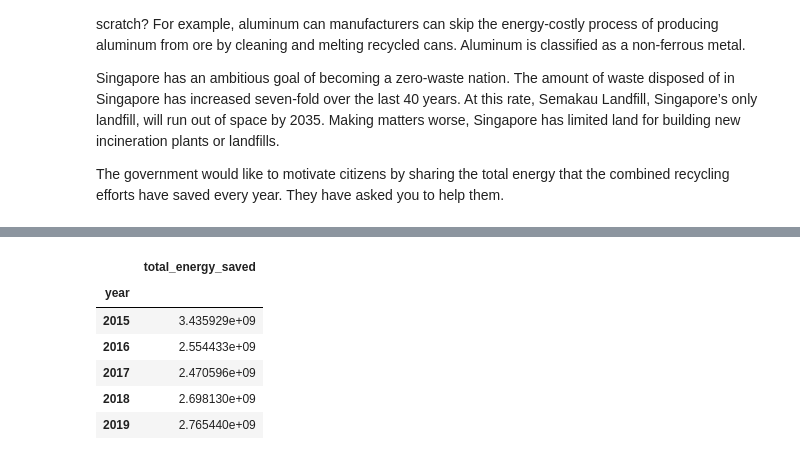
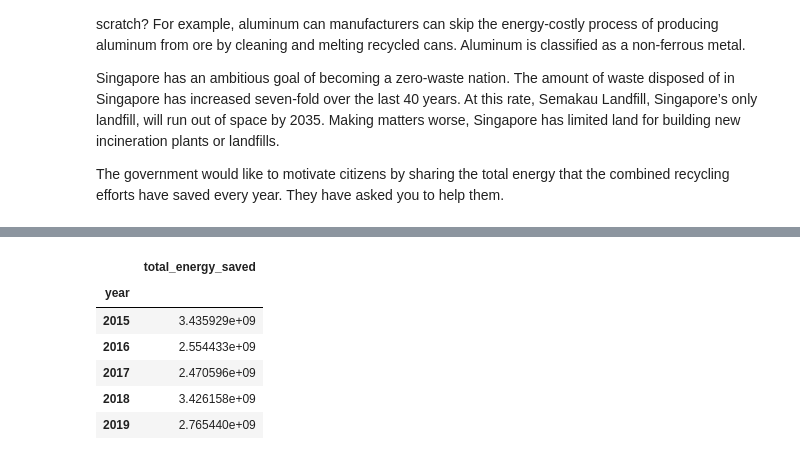
Before and after one commit to andrescerv/Energy-Savings-in-Singapore-2015-2019, a Jupyter notebook: notebook2.ipynb, the cells around one changed output, grey strips where cells are left out. Drawn from its saved outputs; the diff is of its cells as text; code cells hidden in the pictures.

```diff
--- a/notebook2.ipynb
+++ b/notebook2.ipynb
@@ -172,0 +176,12 @@ df
+# %%
+# we take only those materials in which we're interested at
+materials_interest = ['ferrous_metal','glass','non_ferrous_metal','non_ferrous_metals','plastic','plastics']
+df = df[df['waste'].isin(materials_interest)]
+
+# we do a further standardization
+# df['waste_type'] = df['waste_type'].map({"non_ferrous_metals":"non_ferrous_metal","plastics":"plastic"})
+df.loc[df['waste'] == 'non_ferrous_metals', 'waste'] = 'non_ferrous_metal'
+df.loc[df['waste'] == 'plastics', 'waste'] = 'plastic'
+
+df.sort_values(['year','waste'], ignore_index=True, inplace=True)
+df
@@ -173,26 +208,27 @@ df
 # %%
-# reading data
+# reading file
 df3 = pd.read_csv('datasets/energy_saved.csv', header=3, index_col=0)
 
-# # transposing dataframe to get a "catalog"
+# transposing dataframe to create a sort of "catalog" and do a future join
 df3 = df3.transpose()
 
-# # dropping irrelevant column
-df3.drop(columns='crude_oil saved', inplace=True)
-
-# # splitting column to get only integers
+# splitting column to get only integers
 df3 = df3['energy_saved'].str.split(expand=True)
 
-# # dropping remaining column that only contains ("kWh")
+# dropping remaining column that only contains "Kwh"
 df3.drop(columns=1, inplace=True)
 
 df3.reset_index(inplace=True)
 
-# # renaming columns
-df3.rename(columns={"index":"waste_type",0:"energy_saved_in_kWh"}, inplace=True)
+# renaming columns
+df3.rename(columns={"index":"waste",0:"kWh_saved_per_recycled_tonne"}, inplace=True)
 
 # # changing column type to numeric for further calculations
-df3["energy_saved_in_kWh"] = pd.to_numeric(df3["energy_saved_in_kWh"])
+df3["kWh_saved_per_recycled_tonne"] = pd.to_numeric(df3["kWh_saved_per_recycled_tonne"])
+
+# # standardization of strings (lower-case and replace whitespace for hyphen)
+df3['waste'] = df3['waste'].str.lower()
+df3['waste'].replace(to_replace=[' ','-'], value='_', inplace=True, regex=True)
 
 df3
 # %% [output]
@@ -229,0 +295,6 @@ df_final
+# %%
+energy_savings = df.merge(df3)
+
+energy_savings['total_energy_saved'] = energy_savings['recycled_tonnes'] * energy_savings['kWh_saved_per_recycled_tonne']
+
+energy_savings
@@ -230,14 +319,12 @@ df_final
 # %%
-df_final['total_energy_saved'] = df_final['total_waste_recycled_tonne'] * df_final['energy_saved_in_kWh']
+annual_energy_savings = energy_savings.groupby('year').agg({"total_energy_saved":"sum"})
 
-df_final = df_final.groupby('year').agg({"total_energy_saved":"sum"})
-
-df_final
+annual_energy_savings
 # %% [output]
 |  | total_energy_saved |
 | year |  |
 | 2015 | 3.435929e+09 |
 | 2016 | 2.554433e+09 |
 | 2017 | 2.470596e+09 |
-| 2018 | 2.698130e+09 |
+| 2018 | 3.426158e+09 |
 | 2019 | 2.765440e+09 |
```
Also changed, not shown: parts of 36 cells of this notebook.
